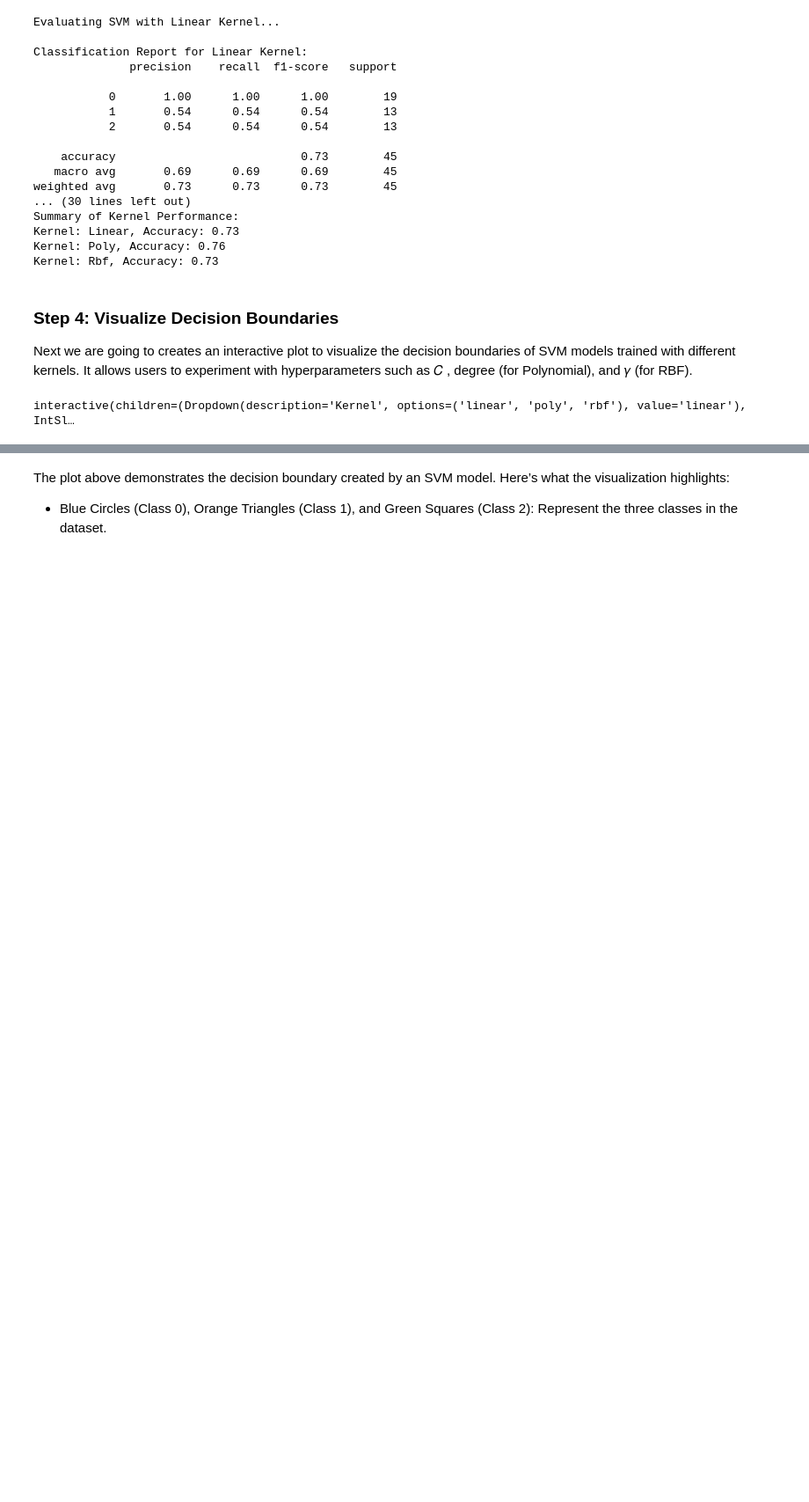
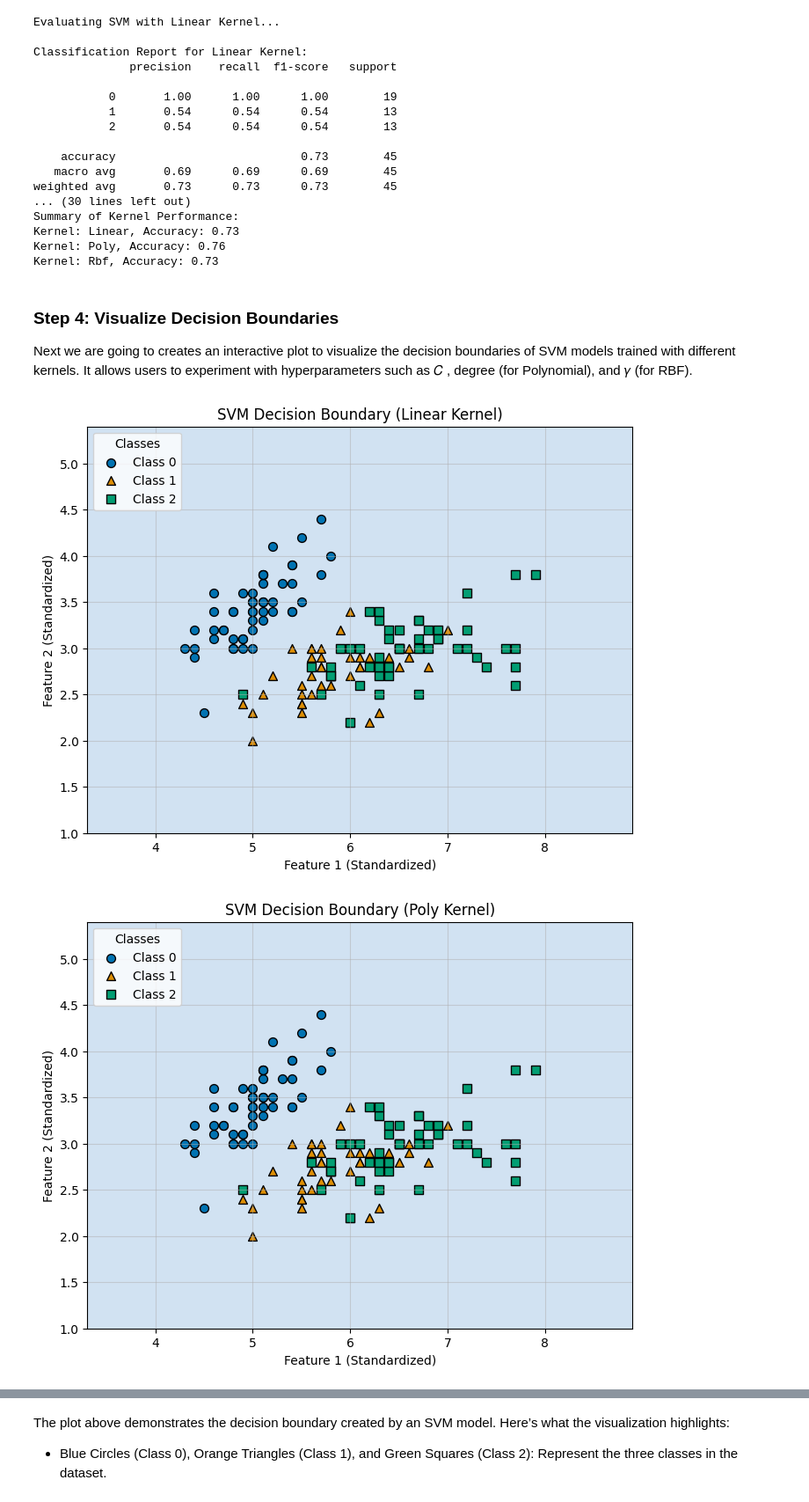
Before and after one commit to BineeshaBaby/SVM-Tutorial, a Jupyter notebook: SVM.ipynb, the cells around one changed output, grey strips where cells are left out. Shown: that part at 88% size. Cells and saved outputs as stored; diff of their text form; code cells hidden in the pictures; blank space fills up the shorter version.

```diff
--- a/SVM.ipynb
+++ b/SVM.ipynb
@@ -255,10 +255,10 @@ def create_meshgrid(X):
 
 xx, yy = create_meshgrid(X)
 
-# Interactive Decision Boundary Plot Function
-def plot_interactive_decision_boundary(kernel='linear', degree=3, gamma=0.5, C=1.0):
+# Static Decision Boundary Plot Function
+def plot_decision_boundary(kernel='linear', degree=3, gamma=0.5, C=1.0):
     """
-    Interactive function to visualize SVM decision boundaries with enhanced visibility.
+    Function to visualize SVM decision boundaries with predefined parameters.
 
     Parameters:
     - kernel (str): Kernel type ('linear', 'poly', 'rbf').
@@ -269,6 +269,8 @@ def plot_interactive_decision_boundary(kernel='linear', degree=3, gamma=0.5, C=1
     Returns:
     - None
     """
+    xx, yy = create_meshgrid(X)  # Create a meshgrid
+
     # Set kernel-specific parameters
     params = {'kernel': kernel, 'C': C}
     if kernel == 'poly':
@@ -277,52 +279,53 @@ def plot_interactive_decision_boundary(kernel='linear', degree=3, gamma=0.5, C=1
         params['gamma'] = gamma
 
     # Train the SVM model
-    model = SVC(random_state=42, **params)
+    model = SVC(**params)
     model.fit(X_train, y_train)
 
     # Predict class labels for the meshgrid
     Z = model.predict(np.c_[xx.ravel(), yy.ravel()])
     Z = Z.reshape(xx.shape)
 
     # Plot the decision boundary
-    plt.figure(figsize=(8,6))
+    plt.figure(figsize=(8, 6))
     markers = ['o', '^', 's']
     colors = sns.color_palette("colorblind")[:len(np.unique(y))]
 
-    # Plot decision boundary
     plt.contourf(xx, yy, Z, alpha=0.8, cmap='Blues')  # Reduced alpha for better point visibility
 
     # Plot class points
     for class_label, color, marker in zip(np.unique(y), colors, markers):
         plt.scatter(
             X[y == class_label][:, 0],
             X[y == class_label][:, 1],
             color=color,
             marker=marker,
             edgecolor='black',  # Black edges for better contrast
             label=f"Class {class_label}",
             s=50  # Increased size
         )
 
     # Enhance plot details
-    plt.title(f"SVM Decision Boundary ({kernel.capitalize()} Kernel)", fontsize=14)
-    plt.xlabel("Feature 1 (Standardized)", fontsize=12)
-    plt.ylabel("Feature 2 (Standardized)", fontsize=12)
-    plt.legend(title="Classes", loc="upper left", fontsize=10)
+    plt.title(f"SVM Decision Boundary ({kernel.capitalize()} Kernel)")
+    plt.xlabel("Feature 1 (Standardized)")
+    plt.ylabel("Feature 2 (Standardized)")
+    plt.legend(title="Classes", loc="upper left")
     plt.grid(alpha=0.5)
     plt.show()
 
-# Interactive widgets with refined ranges and defaults
-def interactive_plot():
-    interact(
-        plot_interactive_decision_boundary,
-        kernel=Dropdown(options=['linear', 'poly', 'rbf'], description="Kernel"),
-        degree=IntSlider(min=2, max=10, step=1, value=3, description="Degree (Poly)"),
-        gamma=FloatSlider(min=0.01, max=1.0, step=0.05, value=0.5, description="Gamma (RBF)"),
-        C=FloatSlider(min=0.01, max=10.0, step=0.1, value=1.0, description="C (Regularization)")
-    )
+# Generate plots for specific kernel configurations
+def generate_static_plots():
+    parameter_sets = [
+        {'kernel': 'linear', 'C': 1.0},
+        {'kernel': 'poly', 'degree': 3, 'C': 1.0},
+        {'kernel': 'rbf', 'gamma': 0.5, 'C': 1.0},
+    ]
+
+    for params in parameter_sets:
+        plot_decision_boundary(**params)
 
 # Call the interactive plot function
-interactive_plot()
+generate_static_plots()
 # %% [output]
-interactive(children=(Dropdown(description='Kernel', options=('linear', 'poly', 'rbf'), value='linear'), IntSl…
+[figure, added]
+[figure, added]
```
Also changed, not shown: parts of 3 cells of this notebook.
